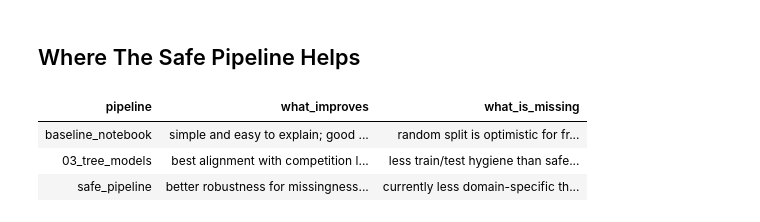
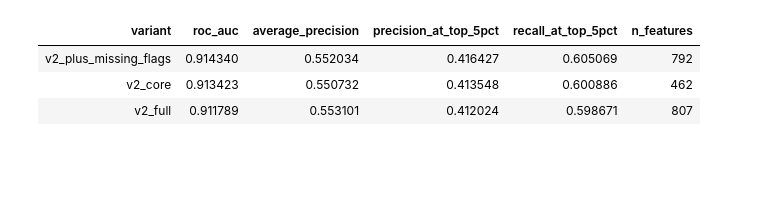
Before and after one commit to zzczdhc/ieee-fraud-detection-project, a Jupyter notebook: notebooks/06_safe_pipeline_comparison.ipynb, the cells around one changed output. Saved outputs shown, nothing was run; the diff lists cells and outputs as text; code cells hidden in the pictures; blank space fills up the shorter version.

```diff
--- a/notebooks/06_safe_pipeline_comparison.ipynb
+++ b/notebooks/06_safe_pipeline_comparison.ipynb
@@ -101,9 +79,0 @@ display(
-# %% [markdown]
-## Where The Safe Pipeline Helps
-# %%
-display(strengths_gaps.style.hide(axis="index"))
-# %% [output]
-| pipeline | what_improves | what_is_missing |
-| baseline_notebook | simple and easy to explain; good ... | random split is optimistic for fr... |
-| 03_tree_models | best alignment with competition l... | less train/test hygiene than safe... |
-| safe_pipeline | better robustness for missingness... | currently less domain-specific th... |
@@ -109,0 +146,54 @@ display(strengths_gaps.style.hide(axis="index"))
+# %%
+baseline_experiment = fit_baseline_experiment(
+    sample_size=SAMPLE_SIZE,
+    random_state=RANDOM_STATE,
+    missing_threshold=0.95,
+)
+
+tree_benchmark = fit_tree_model_benchmark(
+    sample_size=SAMPLE_SIZE,
+    valid_fraction=0.20,
+    random_state=RANDOM_STATE,
+    missing_threshold=0.98,
+)
+
+train_df, _ = load_merged_data_safe(nrows=NROWS)
+train_part, valid_part = make_time_validation_split(train_df)
+
+metric_rows = []
+artifact_rows = []
+
+variant_specs = [
+    ("v2_core", False, False),
+    ("v2_plus_missing_flags", True, False),
+    ("v2_full", True, True),
+]
+
+for name, add_missing_indicators, add_group_amount_features in variant_specs:
+    metric_row, artifact_row = evaluate_variant(
+        train_part,
+        valid_part,
+        name=name,
+        add_missing_indicators=add_missing_indicators,
+        add_group_amount_features=add_group_amount_features,
+    )
+    metric_rows.append(metric_row)
+    artifact_rows.append(artifact_row)
+
+results = pd.DataFrame(metric_rows).sort_values("roc_auc", ascending=False).reset_index(drop=True)
+artifact_summary = pd.DataFrame(artifact_rows)
+
+OUTPUT_PATH.parent.mkdir(parents=True, exist_ok=True)
+OUTPUT_PATH.write_text(json.dumps(metric_rows, indent=2), encoding="utf-8")
+
+best_row = results.iloc[0]
+core_row = results.loc[results["variant"] == "v2_core"].iloc[0]
+full_row = results.loc[results["variant"] == "v2_full"].iloc[0]
+flag_row = results.loc[results["variant"] == "v2_plus_missing_flags"].iloc[0]
+
+display(results.style.hide(axis="index"))
+# %% [output]
+| variant | roc_auc | average_precision | precision_at_top_5pct | recall_at_top_5pct | n_features |
+| v2_plus_missing_flags | 0.914340 | 0.552034 | 0.416427 | 0.605069 | 792 |
+| v2_core | 0.913423 | 0.550732 | 0.413548 | 0.600886 | 462 |
+| v2_full | 0.911789 | 0.553101 | 0.412024 | 0.598671 | 807 |
```
Also changed, not shown: parts of 21 cells of this notebook, 6 other files.
